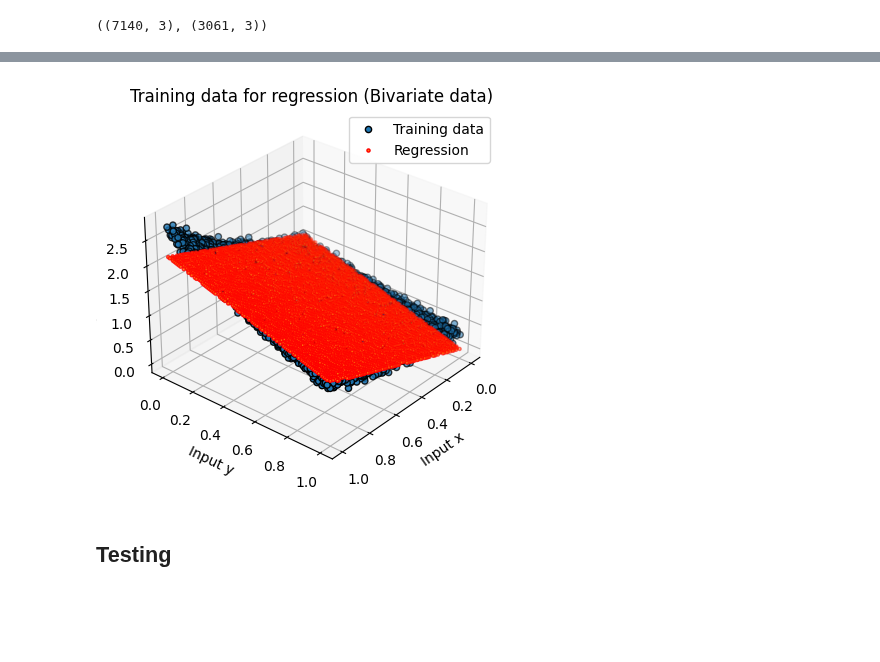
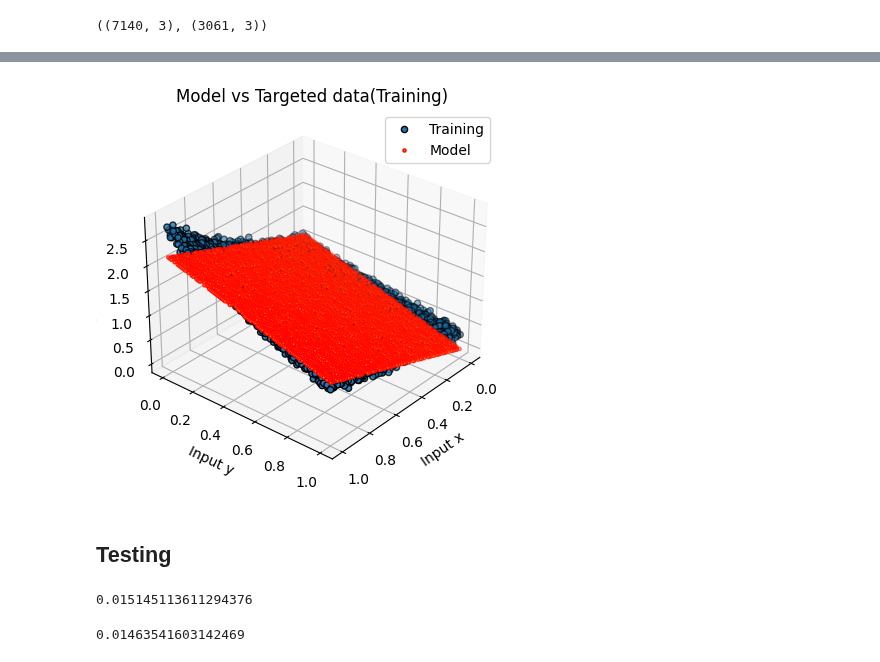
Before and after one commit to imraunav/Deep-Learning-and-Applications, a Jupyter notebook: regression_bivariate.ipynb, the cells around one changed output, grey strips where cells are left out. Drawn from its saved outputs; the diff is of its cells as text; code cells hidden in the pictures; blank space fills up the shorter version.

```diff
--- a/regression_bivariate.ipynb
+++ b/regression_bivariate.ipynb
@@ -92,17 +92,17 @@ for point in train_data[:, :-1]:
     pred.append(regressor.predict_regress(point))
 # %%
 ax = plt.axes(projection='3d')
-ax.scatter(train_data[:, 0], train_data[:, 1], train_data[:, 2], edgecolor='black', label='Training data')
-ax.scatter(train_data[:, 0], train_data[:, 1], pred, marker='.', label='Regression', edgecolors='red')
+ax.scatter(train_data[:, 0], train_data[:, 1], train_data[:, 2], edgecolor='black', label='Training')
+ax.scatter(train_data[:, 0], train_data[:, 1], pred, marker='.', label='Model', edgecolors='red')
 plt.legend()
 ax.set_xlabel('Input x')
 ax.set_ylabel('Input y')
 ax.set_zlabel('Output')
 ax.view_init(elivation, az_angle)
-plt.title('Training data for regression (Bivariate data)')
+plt.title('Model vs Targeted data(Training)')
 plt.show()
 # %% [output]
-[figure, old version]
+[figure, new version]
 # %% [markdown]
 ## Testing
 # %%
@@ -110,3 +110,16 @@ true_output = test_data[:, -1:]
 pred_output = []
 for point in test_data[:, :-1]:
     pred_output.append(regressor.predict_regress(point))
+# %%
+from sklearn.metrics import mean_squared_error
+mse_test = mean_squared_error(true_output, pred_output)
+mse_test
+# %% [output]
+0.015145113611294376
+# %%
+train_output = train_data[:, -1:]
+learned_output = [regressor.predict_regress(point) for point in train_data[:, :-1]]
+mse_train = mean_squared_error(train_output, learned_output)
+mse_train
+# %% [output]
+0.01463541603142469
```
Also changed, not shown: parts of 3 cells of this notebook, 1 other file.
